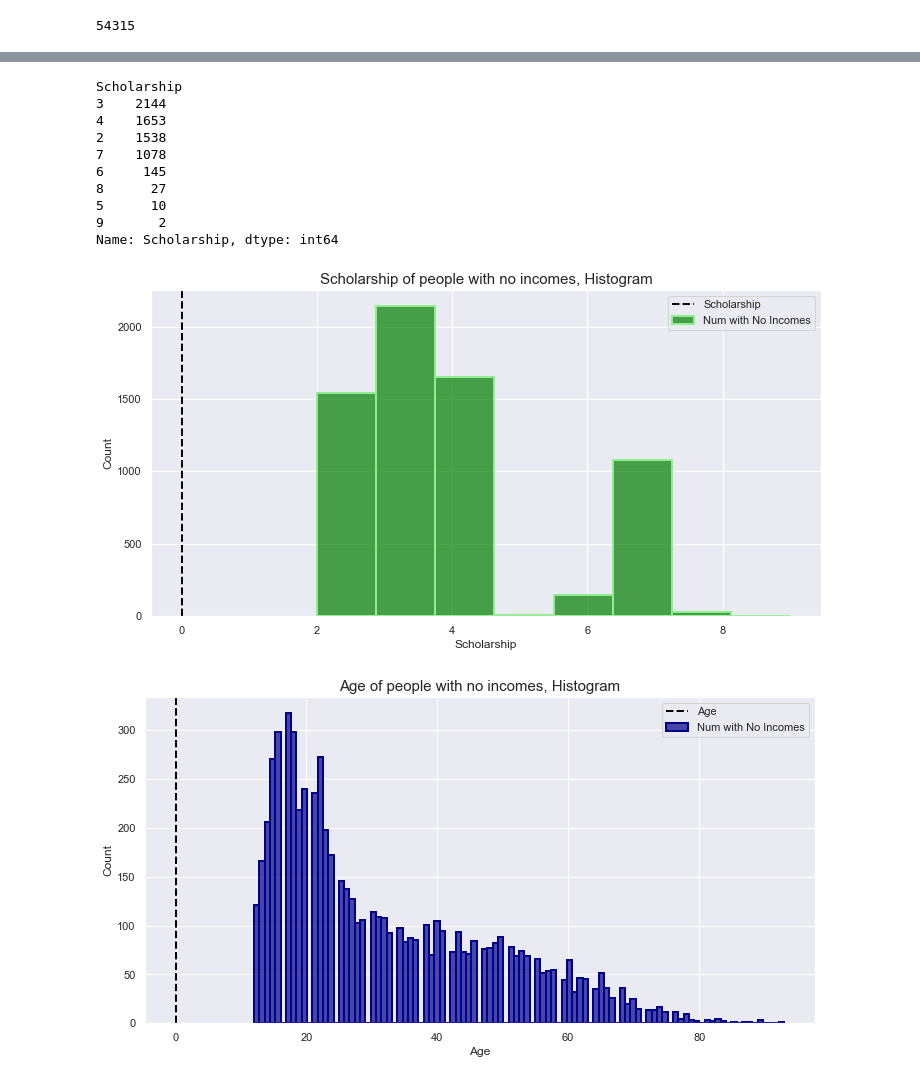
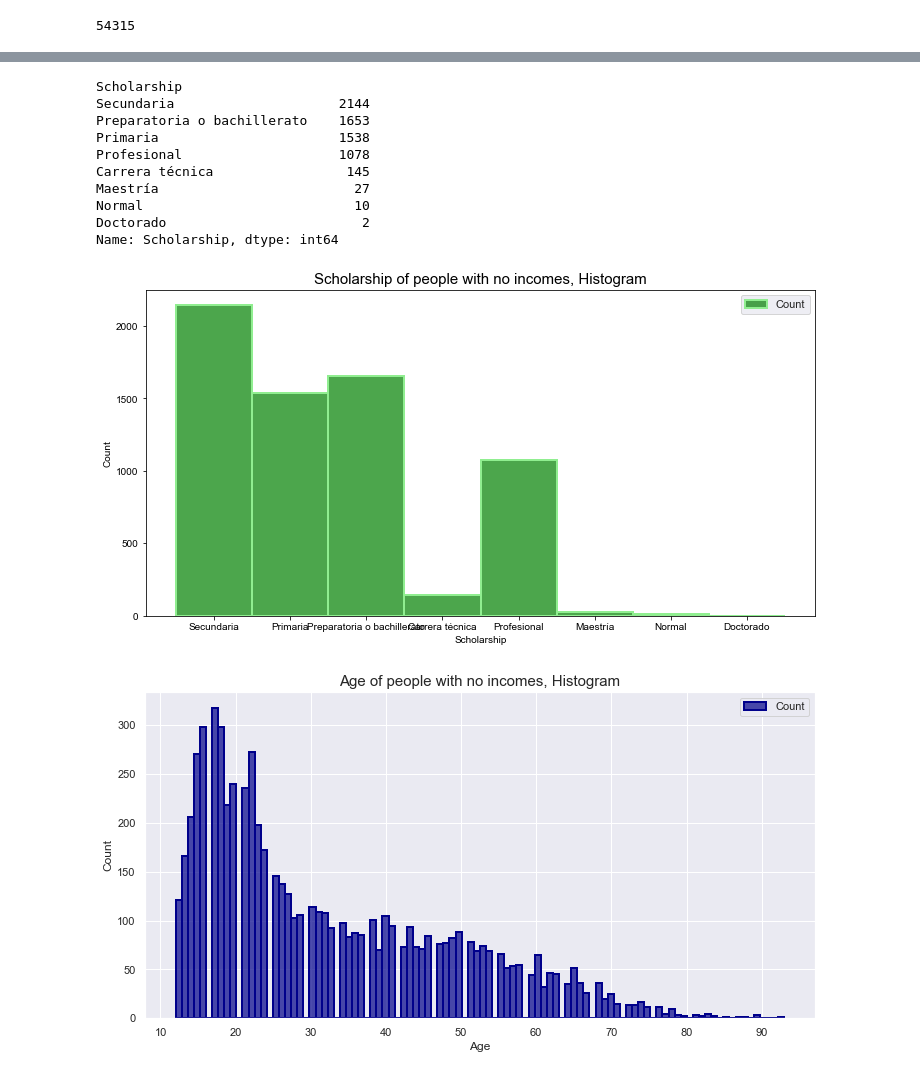
Before and after one commit to Limonada24/Capstone_Apprenticeship, a Jupyter notebook: Income Predictor for the Mexican Context - The Notebook.ipynb, the cells around one changed output, grey strips where cells are left out. Cells and saved outputs as stored; diff of their text form; code cells hidden in the pictures.

```diff
--- a/Income Predictor for the Mexican Context - The Notebook.ipynb
+++ b/Income Predictor for the Mexican Context - The Notebook.ipynb
@@ -489,3 +518,6 @@ Name: By Economic Sector, dtype: int64
+# %%
+# Because there are too many not specified I will drop the entire column
+new_employed = new_employed.drop('By Income Level',1)
 # %%
 # Years of Study, according to our description 99 handles unespecified
 
@@ -655,0 +689,34 @@ new_employed['Monthly Income'].isnull().sum()
+# %%
+#First we need to set our catalogues into dictionaries.
+
+entity_dict  = entity_c.set_index('CVE').T.to_dict('list')
+gender_dict  = sex_c.set_index('CVE').T.to_dict('list')
+literacy_dict  = literacy_c.set_index('CVE').T.to_dict('list')
+scholarship_dict  = scholarship_c.set_index('CVE').T.to_dict('list')
+career_dict  = career_c.set_index('CVE').T.to_dict('list')
+marital_dict  = maritalstatus_c.set_index('CVE').T.to_dict('list')
+urban_dict  = urban_c.set_index('CVE').T.to_dict('list')
+zone_dict  = zone_c.set_index('CVE').T.to_dict('list')
+ocupy_pos_dict  = ocupy_pos_c.set_index('CVE').T.to_dict('list')
+sector_dict  = sector_c.set_index('CVE').T.to_dict('list')
+
+# And then replacing the codes with its values.
+
+new_employed['Residence'] = new_employed['Residence'].replace(entity_dict)
+new_employed['Gender'] = new_employed['Gender'].replace(gender_dict)
+new_employed['Literacy'] = new_employed['Literacy'].replace(literacy_dict)
+new_employed['Scholarship'] = new_employed['Scholarship'].replace(scholarship_dict)
+new_employed['Career'] = new_employed['Career'].replace(career_dict)
+new_employed['Marital Status'] = new_employed['Marital Status'].replace(marital_dict)
+new_employed['Urban or Rural'] = new_employed['Urban or Rural'].replace(urban_dict)
+new_employed['Economic Zone'] = new_employed['Economic Zone'].replace(zone_dict)
+new_employed['By Position'] = new_employed['By Position'].replace(ocupy_pos_dict)
+new_employed['By Economic Sector'] = new_employed['By Economic Sector'].replace(sector_dict)
+
+# Also we need to replace null values from Career column with a string, in this case: 'N/A'
+
+new_employed.loc[new_employed['Career'].isnull(), 'Career'] = 'N/A'
+
+# Lets see how it looks
+
+new_employed
@@ -674,37 +758,35 @@ no_incomes
 # %%
 # By scholarship
 print("Scholarship")
 print(no_incomes['Scholarship'].value_counts())
 
 fig, ax = plt.subplots(figsize =(12, 6))
 sns.set(color_codes=True)
-sns.histplot(no_incomes['Scholarship'], bins=8, color = 'green', ec = 'lightgreen', lw = 2, alpha = .7, label = 'Num with No Incomes', legend = True)
-ax.axvline(0,color='black',linestyle='--',lw=2,label='Scholarship')
+sns.histplot(no_incomes['Scholarship'], bins=8, color = 'green', ec = 'lightgreen', lw = 2, alpha = .7, label = 'Count', legend = True)
 ax.set_title('Scholarship of people with no incomes, Histogram', fontsize = 15)
 ax.legend();
 # %% [output]
 Scholarship
-3    2144
-4    1653
-2    1538
-7    1078
-6     145
-8      27
-5      10
-9       2
+Secundaria                     2144
+Preparatoria o bachillerato    1653
+Primaria                       1538
+Profesional                    1078
+Carrera técnica                 145
+Maestría                         27
+Normal                           10
+Doctorado                         2
 Name: Scholarship, dtype: int64
-[figure, old version]
+[figure, new version]
 # %%
 # By Age
 
 fig, ax = plt.subplots(figsize =(12, 6))
 sns.set(color_codes=True)
-sns.histplot(no_incomes['Age'], bins=100, color = 'darkblue', ec = 'darkblue', lw = 2, alpha = .7, label = 'Num with No Incomes', legend = True)
-ax.axvline(0,color='black',linestyle='--',lw=2,label='Age')
+sns.histplot(no_incomes['Age'], bins=100, color = 'darkblue', ec = 'darkblue', lw = 2, alpha = .7, label = 'Count', legend = True)
 ax.set_title('Age of people with no incomes, Histogram', fontsize = 15)
 ax.legend();
 # %% [output]
-[figure, old version]
+[figure, new version]
 # %%
 # By Residence
 
```
Also changed, not shown: parts of 80 cells of this notebook.
